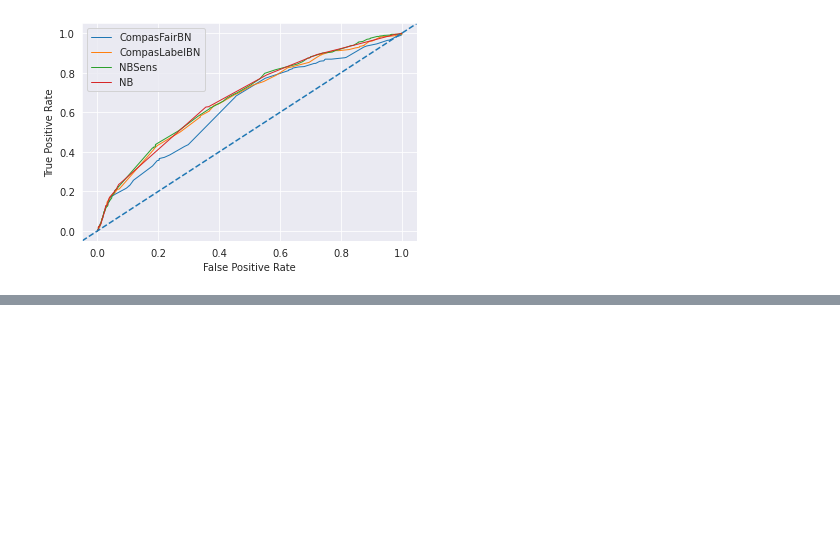
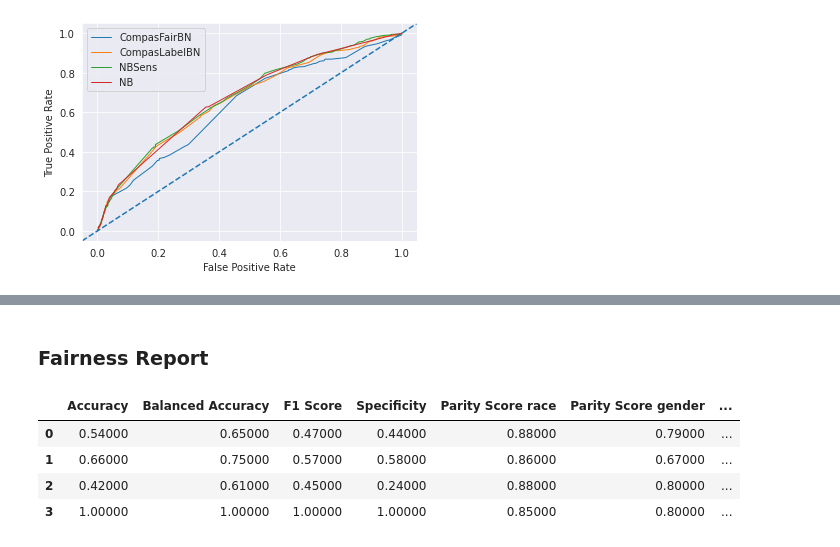
Before and after one commit to bcwein/Forseti, a Jupyter notebook: notebooks/model-evaluation.ipynb, the cells around one changed output, grey strips where cells are left out. Saved outputs shown, nothing was run; the diff lists cells and outputs as text; code cells hidden in the pictures; blank space fills up the shorter version.

```diff
--- a/notebooks/model-evaluation.ipynb
+++ b/notebooks/model-evaluation.ipynb
@@ -227,0 +272,15 @@ plt.show()
+# %% [markdown]
+### Fairness Report
+# %%
+fairnessDF = pd.DataFrame()
+fairnessDF = fairnessDF.append(fairness_report(y, pred_adult_FRFC03, sensitive, 'FRFC03'), ignore_index=True);
+fairnessDF = fairnessDF.append(fairness_report(y, pred_adult_FRFC05, sensitive, 'FRFC05'), ignore_index=True);
+fairnessDF = fairnessDF.append(fairness_report(y, pred_adult_FRFC07, sensitive, 'FRFC07'), ignore_index=True);
+fairnessDF = fairnessDF.append(fairness_report(y, y, sensitive, 'Dataset'), ignore_index=True);
+fairnessDF.round(2)
+# %% [output]
+|  | Accuracy | Balanced Accuracy | F1 Score | Specificity | Parity Score race | Parity Score gender | ... |
+| 0 | 0.54000 | 0.65000 | 0.47000 | 0.44000 | 0.88000 | 0.79000 | ... |
+| 1 | 0.66000 | 0.75000 | 0.57000 | 0.58000 | 0.86000 | 0.67000 | ... |
+| 2 | 0.42000 | 0.61000 | 0.45000 | 0.24000 | 0.88000 | 0.80000 | ... |
+| 3 | 1.00000 | 1.00000 | 1.00000 | 1.00000 | 0.85000 | 0.80000 | ... |
```
Also changed, not shown: parts of 30 cells of this notebook.
